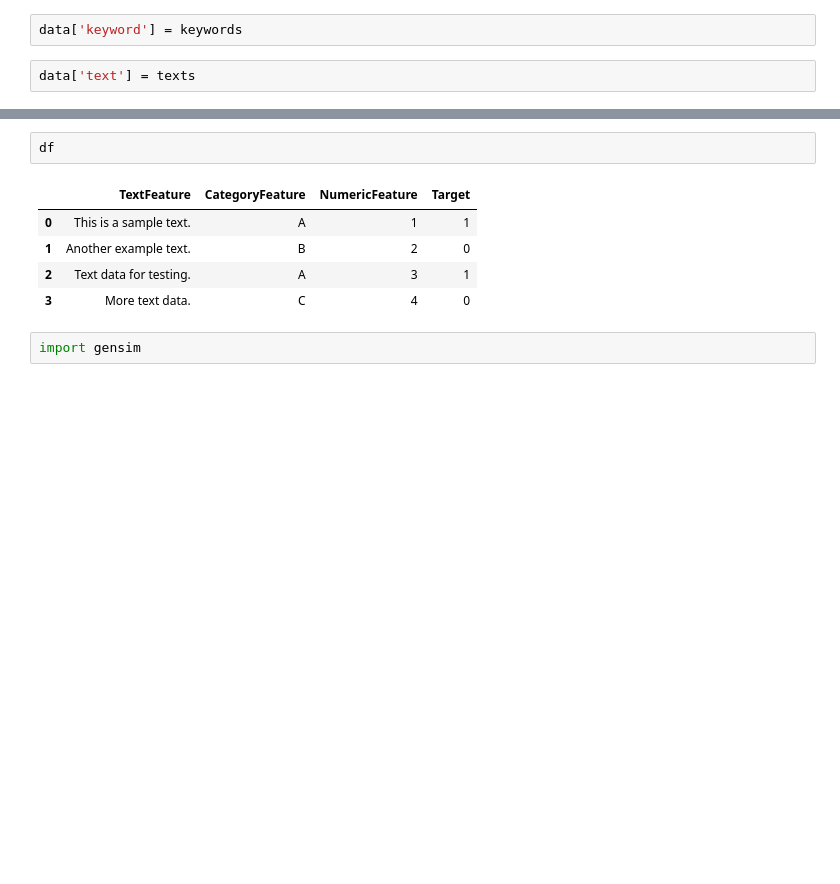
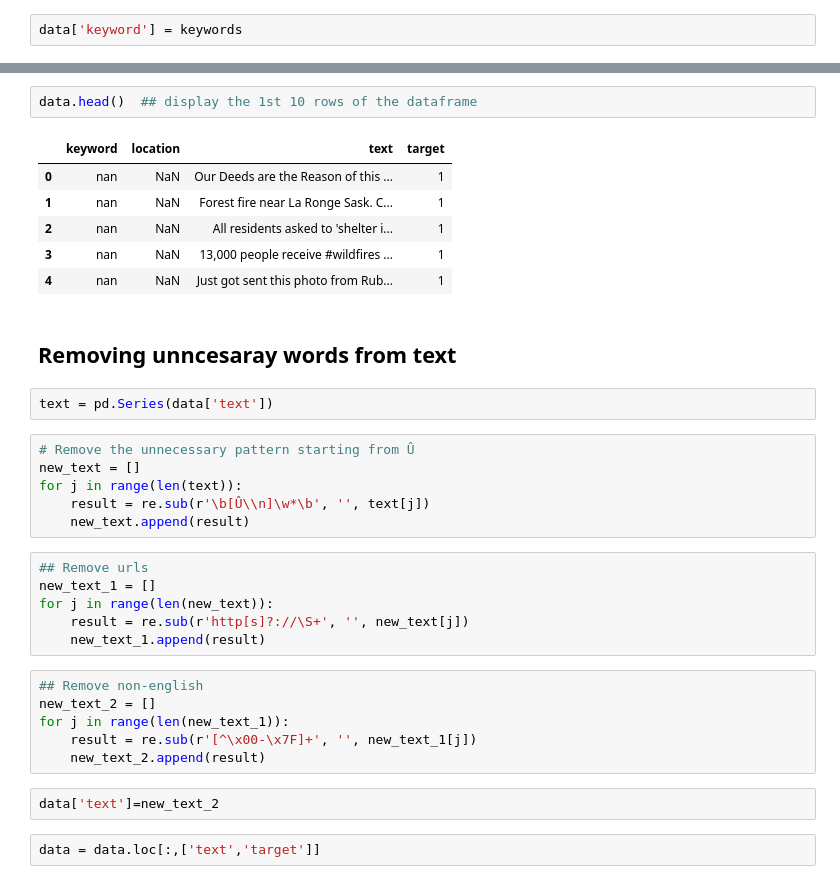
Before and after one commit to polinamin/disaster_recognition, a Jupyter notebook: Data_cleaning_kalpa.ipynb, the cells around one changed output, grey strips where cells are left out. Drawn from its saved outputs; the diff is of its cells as text; blank space fills up the shorter version.

```diff
--- a/Data_cleaning_kalpa.ipynb
+++ b/Data_cleaning_kalpa.ipynb
@@ -88,4 +57,2 @@ for i in data['text'].values:
 # %%
 data['keyword'] = keywords
-# %%
-data['text'] = texts
@@ -275,10 +59,35 @@ Name: Series1, dtype: int64
-# %%
-df
-# %% [output]
-|  | TextFeature | CategoryFeature | NumericFeature | Target |
-| 0 | This is a sample text. | A | 1 | 1 |
-| 1 | Another example text. | B | 2 | 0 |
-| 2 | Text data for testing. | A | 3 | 1 |
-| 3 | More text data. | C | 4 | 0 |
-# %%
-import gensim
+# %%
+data.head()  ## display the 1st 10 rows of the dataframe
+# %% [output]
+|  | keyword | location | text | target |
+| 0 | nan | NaN | Our Deeds are the Reason of this ... | 1 |
+| 1 | nan | NaN | Forest fire near La Ronge Sask. C... | 1 |
+| 2 | nan | NaN | All residents asked to 'shelter i... | 1 |
+| 3 | nan | NaN | 13,000 people receive #wildfires ... | 1 |
+| 4 | nan | NaN | Just got sent this photo from Rub... | 1 |
+# %% [markdown]
+## Removing unncesaray words from text
+# %%
+text = pd.Series(data['text'])
+# %%
+# Remove the unnecessary pattern starting from Û
+new_text = []
+for j in range(len(text)):
+    result = re.sub(r'\b[Û\\n]\w*\b', '', text[j])
+    new_text.append(result)
+# %%
+## Remove urls
+new_text_1 = []
+for j in range(len(new_text)):
+    result = re.sub(r'http[s]?://\S+', '', new_text[j])
+    new_text_1.append(result)
+# %%
+## Remove non-english
+new_text_2 = []
+for j in range(len(new_text_1)):
+    result = re.sub(r'[^\x00-\x7F]+', '', new_text_1[j])
+    new_text_2.append(result)
+# %%
+data['text']=new_text_2
+# %%
+data = data.loc[:,['text','target']]
```
Also changed, not shown: parts of 99 cells of this notebook, 2 other files.
